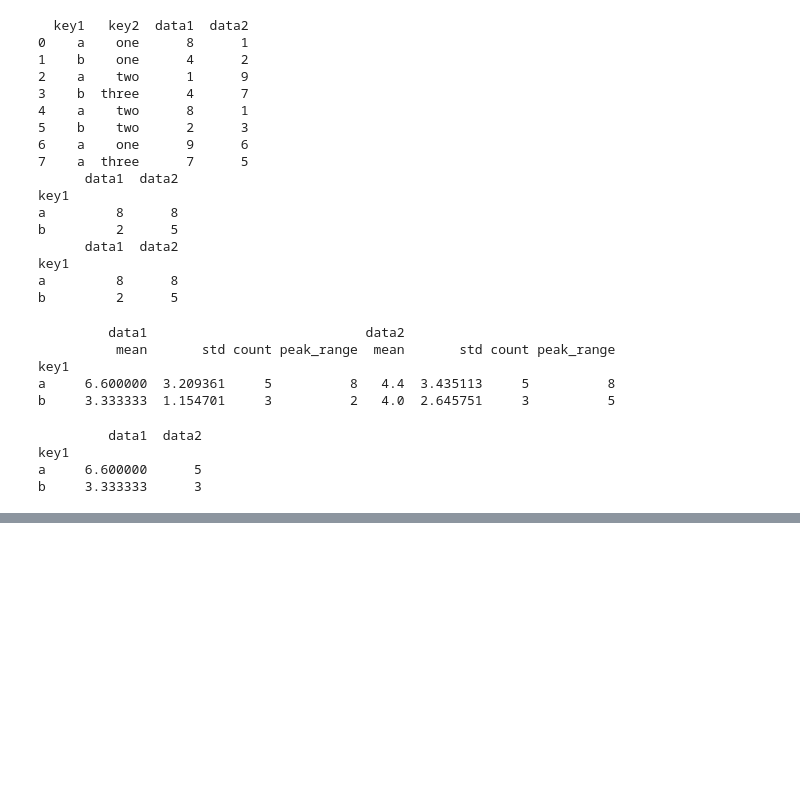
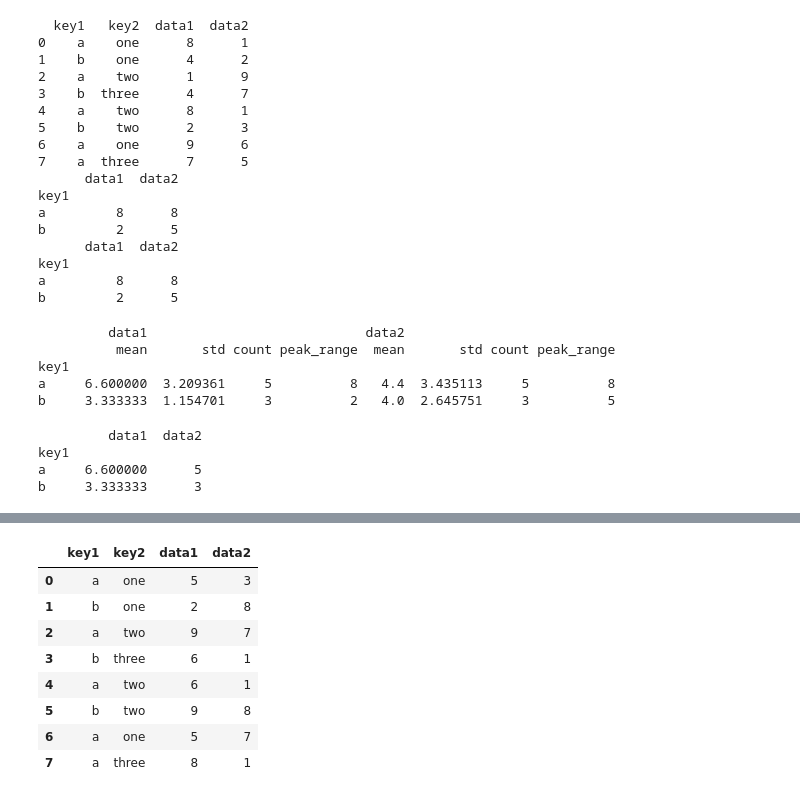
Before and after one commit to SJTU-wp/wangpan_python_primary, a Jupyter notebook: day55/pandas_practices.ipynb, the cells around one changed output, grey strips where cells are left out. Drawn from its saved outputs; the diff is of its cells as text; code cells hidden in the pictures; blank space fills up the shorter version.

```diff
--- a/day55/pandas_practices.ipynb
+++ b/day55/pandas_practices.ipynb
@@ -1033,0 +1226,12 @@ b     3.333333      3
+# %%
+df_obj
+# %% [output]
+|  | key1 | key2 | data1 | data2 |
+| 0 | a | one | 5 | 3 |
+| 1 | b | one | 2 | 8 |
+| 2 | a | two | 9 | 7 |
+| 3 | b | three | 6 | 1 |
+| 4 | a | two | 6 | 1 |
+| 5 | b | two | 9 | 8 |
+| 6 | a | one | 5 | 7 |
+| 7 | a | three | 8 | 1 |
```
Also changed, not shown: parts of 23 cells of this notebook, 6 other files.
